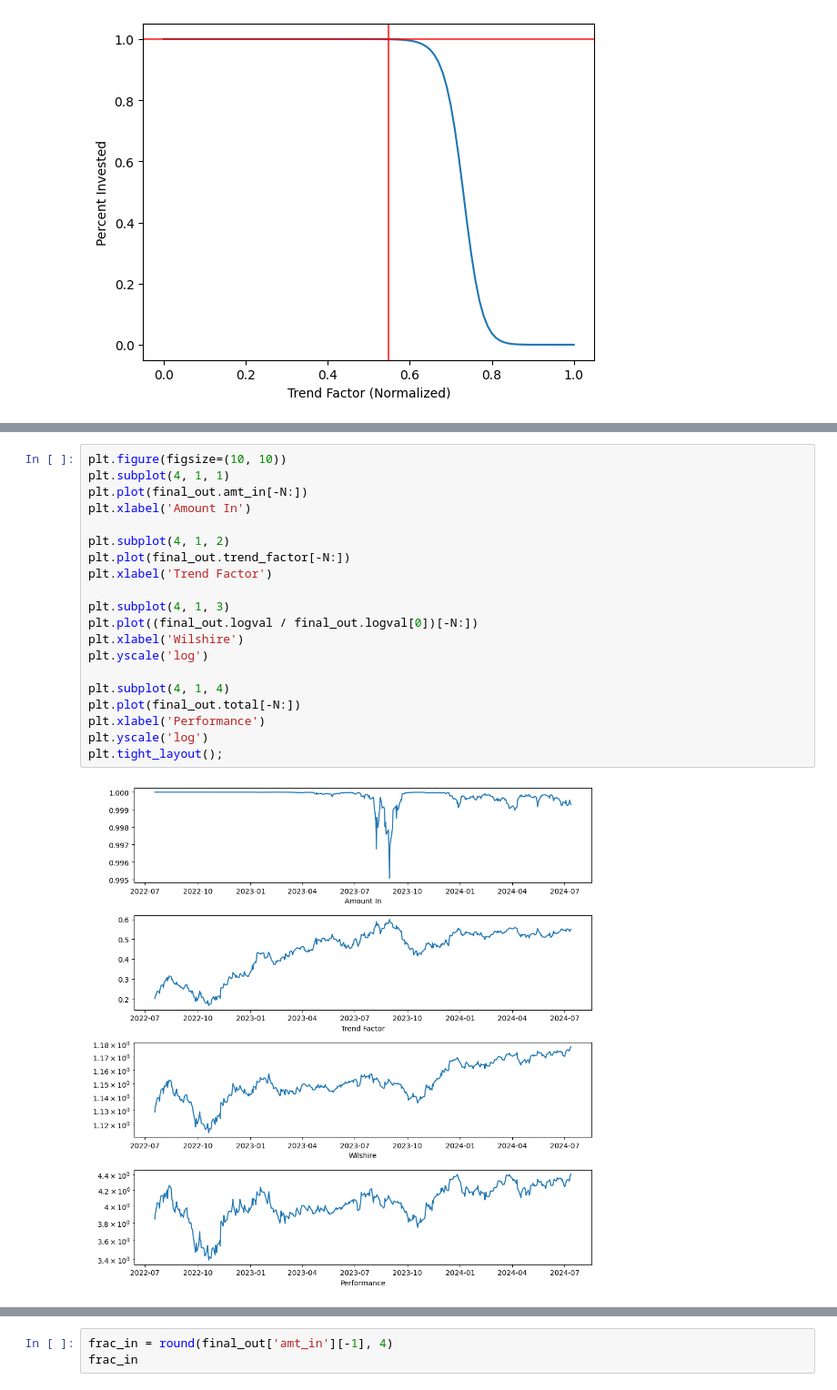
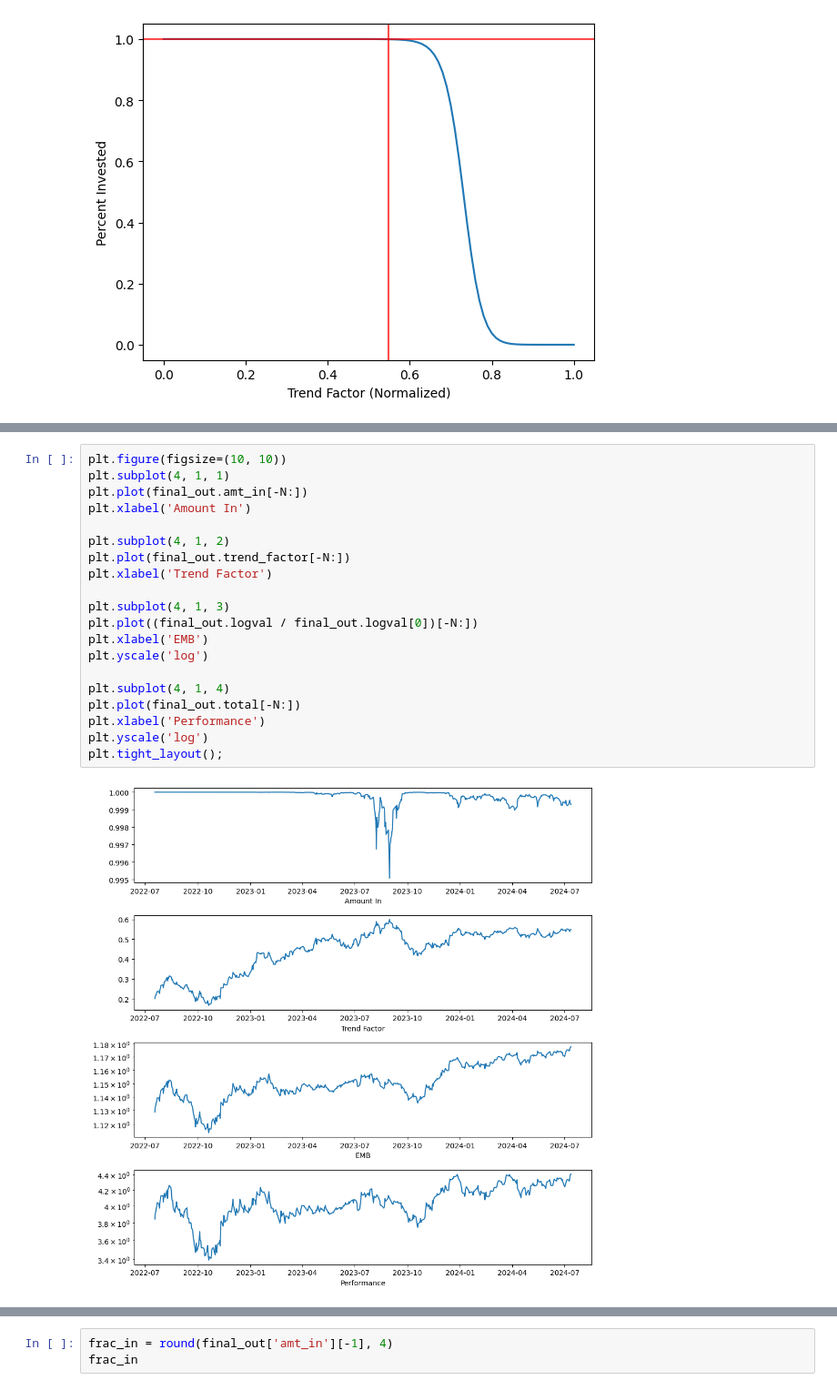
Before and after one commit to damiansp/marketModeling, a Jupyter notebook: notebooks/amt_inout_optimizer_emb.py.ipynb, the cells around one changed output, grey strips where cells are left out. Shown at 91% size. Drawn from its saved outputs; the diff is of its cells as text.

```diff
--- a/notebooks/amt_inout_optimizer_emb.py.ipynb
+++ b/notebooks/amt_inout_optimizer_emb.py.ipynb
@@ -541,25 +433,25 @@ N = 500
 # %%
 plt.figure(figsize=(10, 10))
 plt.subplot(4, 1, 1)
 plt.plot(final_out.amt_in[-N:])
 plt.xlabel('Amount In')
 
 plt.subplot(4, 1, 2)
 plt.plot(final_out.trend_factor[-N:])
 plt.xlabel('Trend Factor')
 
 plt.subplot(4, 1, 3)
 plt.plot((final_out.logval / final_out.logval[0])[-N:])
-plt.xlabel('Wilshire')
+plt.xlabel('EMB')
 plt.yscale('log')
 
 plt.subplot(4, 1, 4)
 plt.plot(final_out.total[-N:])
 plt.xlabel('Performance')
 plt.yscale('log')
 plt.tight_layout();
 # %% [output]
-[figure, old version]
+[figure, new version]
 # %%
 with open(PARAM_PATH, 'wb') as f:
     pickle.dump([best_out, params_out], f)
```
Also changed, not shown: parts of 15 cells of this notebook, 9 other files.
